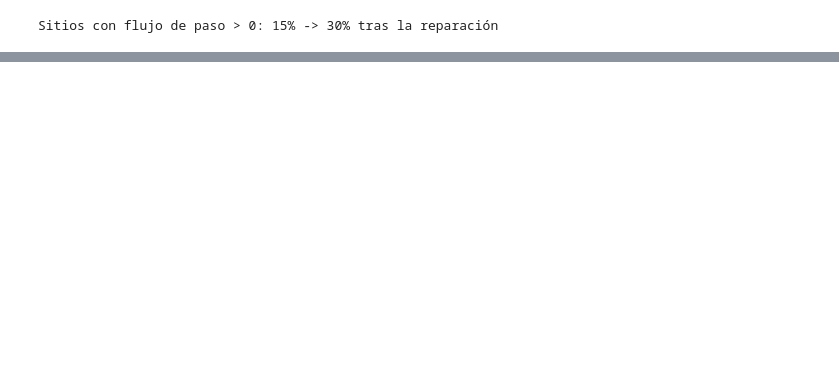
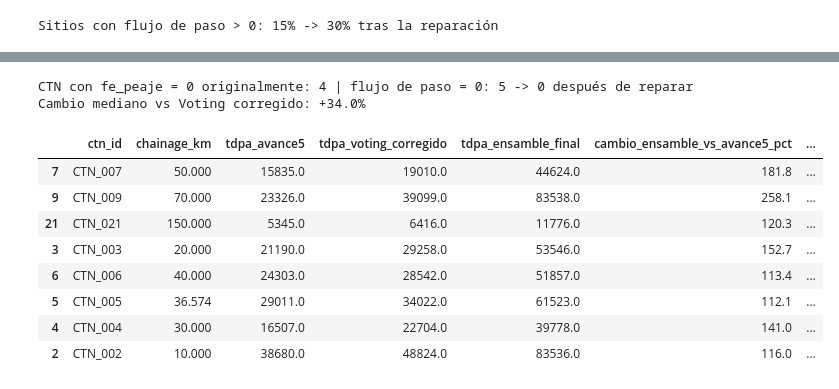
Before and after one commit to AEST2722/Equipo20_EnergyIntelligence, a Jupyter notebook: 04_NOTEBOOKS/Cierre_correcciones.ipynb, the cells around one changed output, grey strips where cells are left out. Cells and saved outputs as stored; diff of their text form; code cells hidden in the pictures; blank space fills up the shorter version.

```diff
--- a/04_NOTEBOOKS/Cierre_correcciones.ipynb
+++ b/04_NOTEBOOKS/Cierre_correcciones.ipynb
@@ -408,0 +614,42 @@ Las cifras exactas de cada punto están en los textos generados debajo de cada t
+# %%
+# La versión operativa CTN se obtiene del ensamble, NO del Voting corregido.
+ctn = pd.read_csv(TABLA_CTN, low_memory=False)
+ctn_c = ctn.copy()
+ctn_c["fe_peaje"] = 1      # Hipótesis ya utilizada en el cierre: verificar para cada CTN.
+pts = pd.concat([
+    ctn[["lat", "lon", "red_flujo_paso"]].reset_index(drop=True),
+    T[["lat", "lon", "red_flujo_paso"]].reset_index(drop=True)
+], ignore_index=True)
+ctn_c["red_flujo_paso"] = reparar_flujo(
+    pts, np.zeros(len(pts), dtype=int)).iloc[:len(ctn)].to_numpy()
+
+salida = pd.DataFrame({
+    "ctn_id": ctn["ctn_id"],
+    "chainage_km": ctn["chainage_km"],
+    "tdpa_avance5": np.exp(modelo_a5.predict(ctn)).round(0),
+    "tdpa_voting_corregido": np.exp(modelo_corr.predict(ctn_c)).round(0),
+    "tdpa_ensamble_final": np.exp(modelo_final.predict(ctn_c)).round(0)
+})
+salida["cambio_ensamble_vs_avance5_pct"] = (
+    100 * (salida.tdpa_ensamble_final / salida.tdpa_avance5 - 1)).round(1)
+salida["cambio_ensamble_vs_voting_pct"] = (
+    100 * (salida.tdpa_ensamble_final / salida.tdpa_voting_corregido - 1)).round(1)
+salida.to_csv(OUT / "predicciones_ctn_ensamble_final.csv", index=False, encoding="utf-8-sig")
+print(f"CTN con fe_peaje = 0 originalmente: {(ctn.fe_peaje == 0).sum()} | "
+      f"flujo de paso = 0: {(ctn.red_flujo_paso == 0).sum()} -> "
+      f"{(ctn_c.red_flujo_paso == 0).sum()} después de reparar")
+print(f"Cambio mediano vs Voting corregido: {salida.cambio_ensamble_vs_voting_pct.median():+.1f}%")
+display(salida.reindex(
+    salida.cambio_ensamble_vs_voting_pct.abs().sort_values(ascending=False).index).head(8))
+# %% [output]
+CTN con fe_peaje = 0 originalmente: 4 | flujo de paso = 0: 5 -> 0 después de reparar
+Cambio mediano vs Voting corregido: +34.0%
+|  | ctn_id | chainage_km | tdpa_avance5 | tdpa_voting_corregido | tdpa_ensamble_final | cambio_ensamble_vs_avance5_pct | ... |
+| 7 | CTN_007 | 50.000 | 15835.0 | 19010.0 | 44624.0 | 181.8 | ... |
+| 9 | CTN_009 | 70.000 | 23326.0 | 39099.0 | 83538.0 | 258.1 | ... |
+| 21 | CTN_021 | 150.000 | 5345.0 | 6416.0 | 11776.0 | 120.3 | ... |
+| 3 | CTN_003 | 20.000 | 21190.0 | 29258.0 | 53546.0 | 152.7 | ... |
+| 6 | CTN_006 | 40.000 | 24303.0 | 28542.0 | 51857.0 | 113.4 | ... |
+| 5 | CTN_005 | 36.574 | 29011.0 | 34022.0 | 61523.0 | 112.1 | ... |
+| 4 | CTN_004 | 30.000 | 16507.0 | 22704.0 | 39778.0 | 141.0 | ... |
+| 2 | CTN_002 | 10.000 | 38680.0 | 48824.0 | 83536.0 | 116.0 | ... |
```
Also changed, not shown: parts of 23 cells of this notebook, 1 other file.
